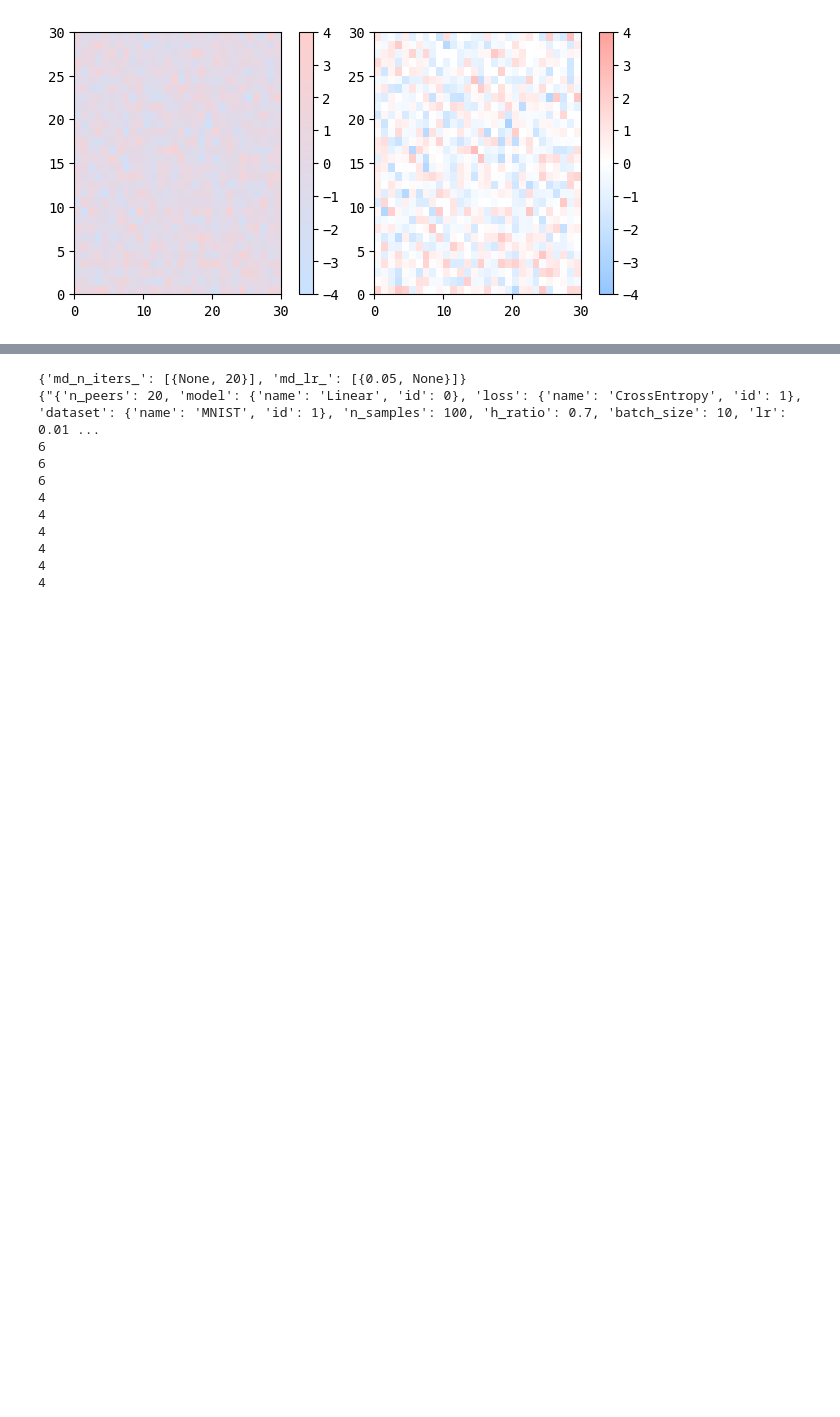
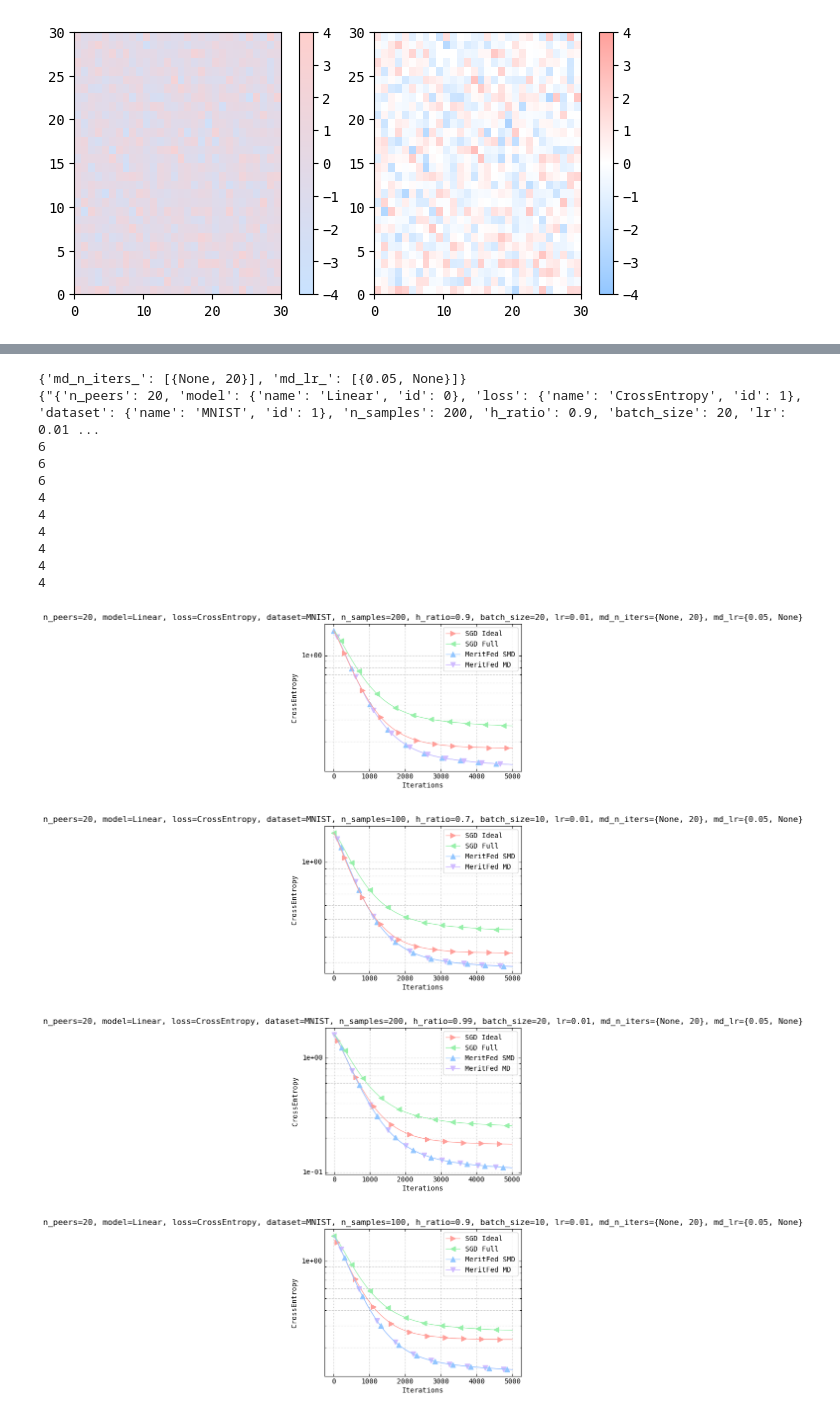
Before and after one commit to nazya/MeritFed, a Jupyter notebook: autoplot.ipynb, the cells around one changed output, grey strips where cells are left out. Drawn from its saved outputs; the diff is of its cells as text; code cells hidden in the pictures; blank space fills up the shorter version.

```diff
--- a/autoplot.ipynb
+++ b/autoplot.ipynb
@@ -619,6 +629,8 @@ for i, runs in enumerate(runs_sets_list):
         x = np.array([h.step for h in history])
         mask = (x >= beg)*(x <= end)
         x, y = x[mask], y[mask]
+        y = smooth(y, 0.9)
+
         ax.plot(x, y,
                 alpha=1,
                 color=colors[id],
@@ -637,32 +649,36 @@ for i, runs in enumerate(runs_sets_list):
     ax.set_ylabel(params_list[i]['loss']['name'])
     # ax.set_ylabel(r'$\mathbb{E} f - f^*$')
     ax.set_yscale('log')
     ax.yaxis.set_major_formatter(mtick.FormatStrFormatter('%.0e')) # 2 decimal places
     # ax.yaxis.set_minor_formatter(mtick.FormatStrFormatter('%.2e')) # 2 decimal places
     # ax.set_xscale('log')
     ax.grid(True, which="both", ls='dotted')
     # ax.legend(loc='center right')
 
     # plt.tight_layout()
     # name = params_dict_to_string(params_list[i])
     name = 'test ' + title_from_dict(params_list[i])
     name = name.replace('_', '')
     plt.savefig('figures/'+ name +'.pdf', bbox_inches='tight')
     # plt.savefig(name +'.pdf', bbox_inches='tight')
     # fig.subplots_adjust(wspace=0.3, hspace=0.3)
     # fig.suptitle(title, wrap = True),
-    # plt.title(title)
+    plt.title(title)
     fig.show()
     # break
 # %% [output]
 {'md_n_iters_': [{None, 20}], 'md_lr_': [{0.05, None}]}
-{"{'n_peers': 20, 'model': {'name': 'Linear', 'id': 0}, 'loss': {'name': 'CrossEntropy', 'id': 1}, 'dataset': {'name': 'MNIST', 'id': 1}, 'n_samples': 100, 'h_ratio': 0.7, 'batch_size': 10, 'lr': 0.01 ...
+{"{'n_peers': 20, 'model': {'name': 'Linear', 'id': 0}, 'loss': {'name': 'CrossEntropy', 'id': 1}, 'dataset': {'name': 'MNIST', 'id': 1}, 'n_samples': 200, 'h_ratio': 0.9, 'batch_size': 20, 'lr': 0.01 ...
 6
 6
 6
 4
 4
 4
 4
 4
 4
+[figure, added]
+[figure, added]
+[figure, added]
+[figure, added]
```
Also changed, not shown: parts of 5 cells of this notebook, 7 other files.
